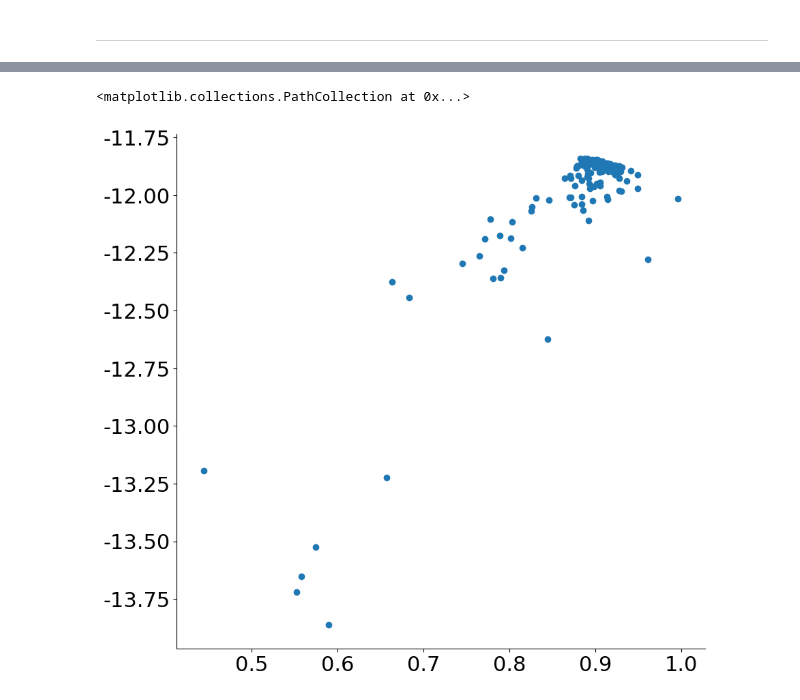
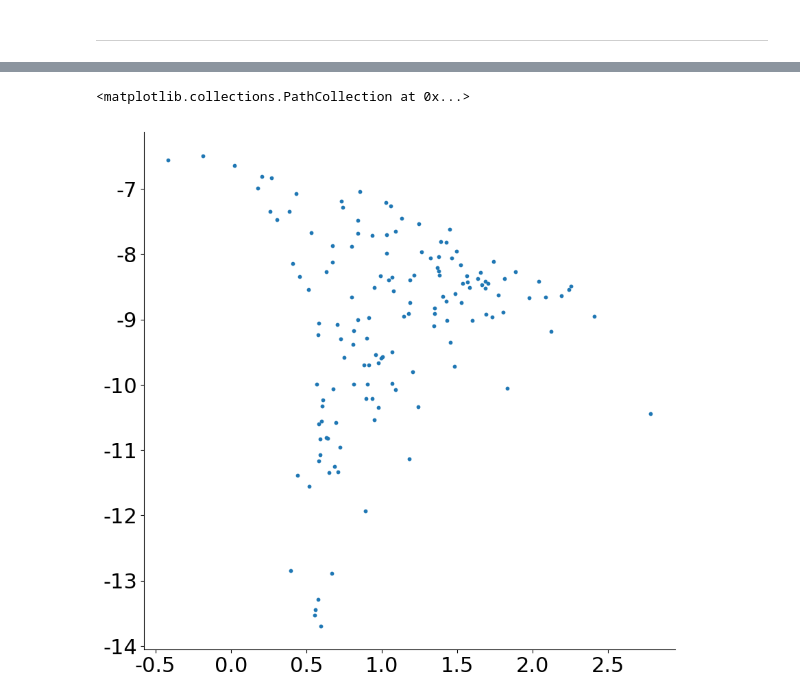
Before and after one commit to OwenJohnsons/Final_Year_Project, a Jupyter notebook: Code/photometry.ipynb, the cells around one changed output, grey strips where cells are left out. Saved outputs shown, nothing was run; the diff lists cells and outputs as text; code cells hidden in the pictures.

```diff
--- a/Code/photometry.ipynb
+++ b/Code/photometry.ipynb
@@ -102,0 +68,4 @@ print(len(bochum2_sources__B), len(bochum2_sources__V))
+# %%
+target_filelist = sorted(glob.glob('astrometric_obs_data/*_wcs.fits'))
+
+target_filelist
@@ -102,0 +81,12 @@ print(len(bochum2_sources__B), len(bochum2_sources__V))
+# %%
+filename_B = target_filelist[0]; print(filename_B)
+filename_V = target_filelist[1]; print(filename_V)
+
+target_nameB = filename_B[21:-8]
+target_nameV = filename_V[21:-8]
+
+image_B = fits.getdata(filename_B)
+image_V = fits.getdata(filename_V)
+
+v_sources_raw = starfinder(image_B, 3.5, True)
+b_sources_raw = starfinder(image_V, 3.9, True)
@@ -111,26 +105,26 @@ v_sources = bochum2_sources__V; b_sources = bochum2_sources__B
 # %%
-vhdulist = fits.open('astrometric_obs_data/Bochum2_V_wcs.fits')
+vhdulist = fits.open(filename_V)
 v_wcs = wcs.WCS(vhdulist[0].header)
-x_cordv = v_sources['xcentroid']; y_cordv = v_sources['ycentroid']
+x_cordv = v_sources_raw['xcentroid']; y_cordv = v_sources_raw['ycentroid']
 v_cord = v_wcs.pixel_to_world(x_cordv, y_cordv)
 
-bhdulist = fits.open('astrometric_obs_data/Bochum2_B_wcs.fits')
-x_cordb = b_sources['xcentroid']; y_cordb = b_sources['ycentroid']
+bhdulist = fits.open(filename_B)
+x_cordb = b_sources_raw['xcentroid']; y_cordb = b_sources_raw['ycentroid']
 b_wcs = wcs.WCS(bhdulist[0].header)
 b_cord = b_wcs.pixel_to_world(x_cordb, y_cordb)
-
 vcoord_index = []; bcoord_index = []
 
-v_idx = 0; b_idx = 0
+v_idx = 0
 for cord in v_cord:
     sep2tar = cord.separation(b_cord).degree
-    if sep2tar.min() < 1e-4:
+    if sep2tar.min() < 1e-3:
         vcoord_index.append(v_idx)
         bcoord_index.append(np.argmin(sep2tar))
-    b_idx += 1
     v_idx += 1
 
-v_sources = v_sources[vcoord_index]; b_sources = b_sources[bcoord_index]
+v_sources = v_sources_raw[vcoord_index]; b_sources = b_sources_raw[bcoord_index]
 
 if len(v_sources) != len(b_sources):
     print('HALT!')
+else:
+    print('Common Targets:', len(v_sources))
@@ -223,9 +229,9 @@ def aper_photometry(data, sources, aper, bkg_counts):
 
     # Aperture
     aperture = CircularAperture(positions, r=aper)
-    phot_table = aperture_photometry(data, aperture)
+    phot_table = aperture_photometry(data  - bkg_counts, aperture)
 
     # # Now we get the final table of background subtracted counts for each star
-    final_sum = phot_table['aperture_sum'] - bkg_counts
+    final_sum = phot_table['aperture_sum']
 
     return -2.5*np.log10(final_sum)
@@ -253,8 +262,9 @@ b_photometry = aper_photometry(image_B, b_sources, b_apr, b_bkg)
 # %%
 bv = b_photometry - v_photometry
 v = v_photometry
 
-plt.scatter(bv, v)
+# plt.gca().invert_yaxis()
+plt.scatter(bv, v, s = 10)
 # %% [output]
 <matplotlib.collections.PathCollection at 0x...>
-[figure, old version]
+[figure, new version]
```
Also changed, not shown: parts of 16 cells of this notebook, 49 other files.
